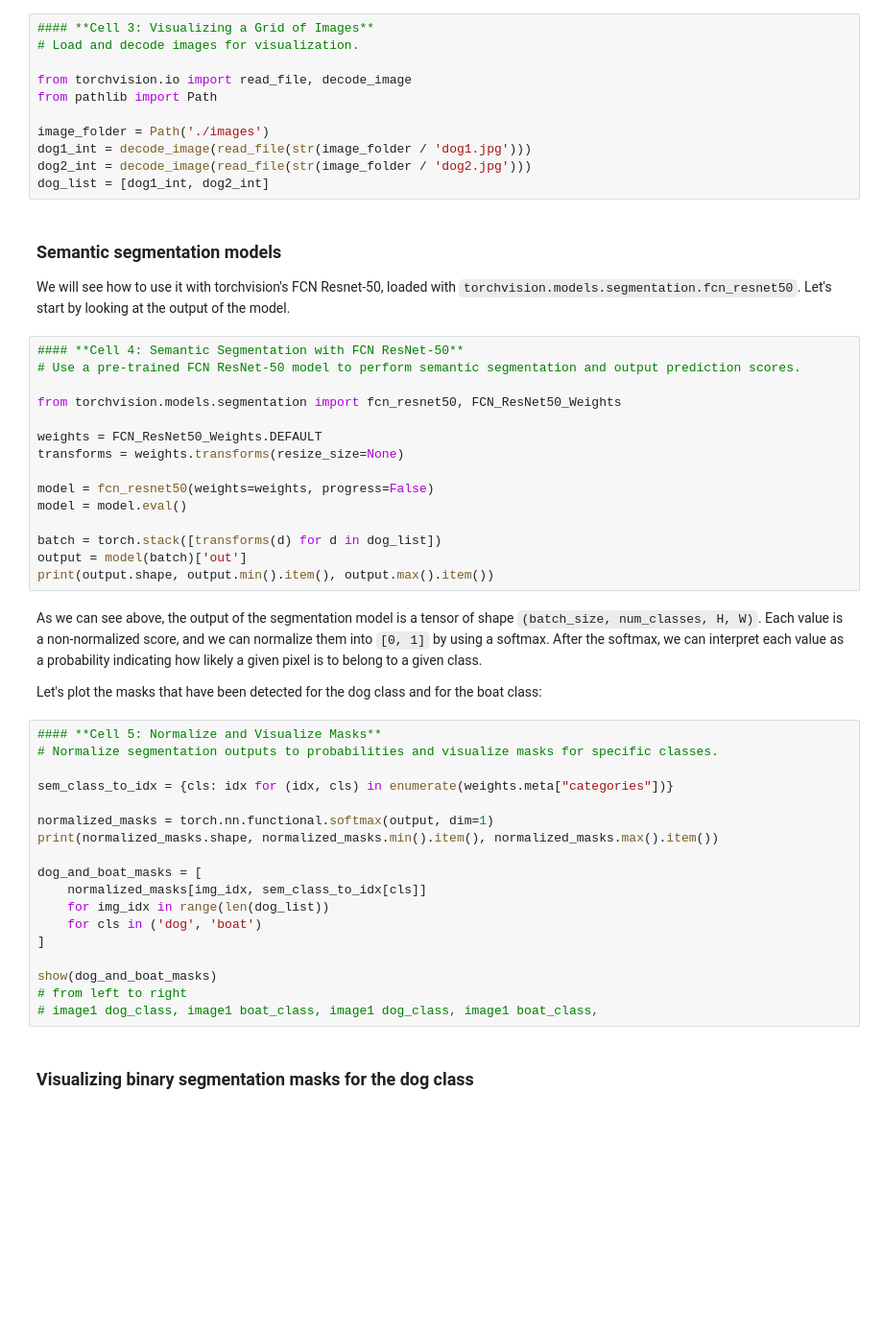
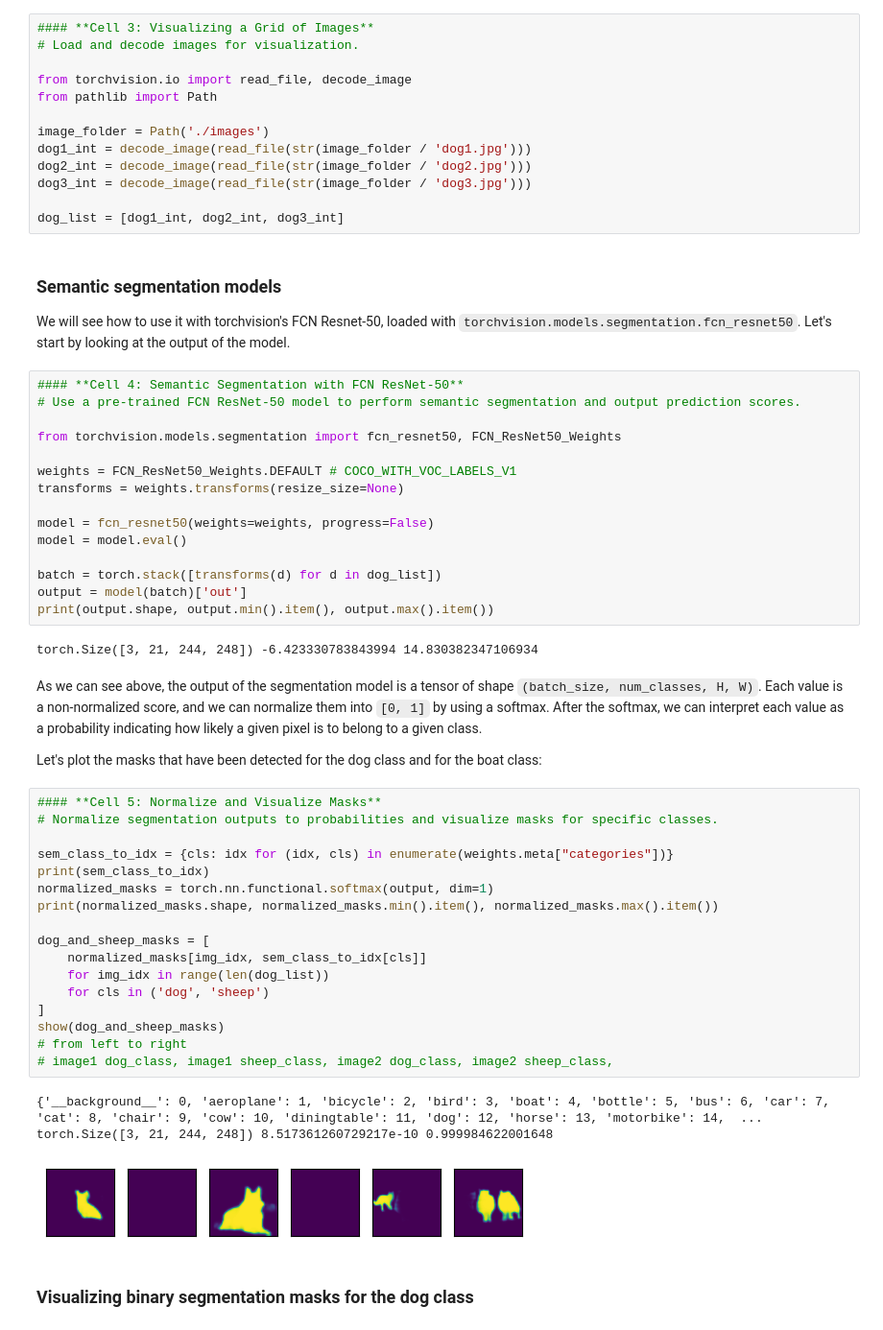
Before and after one commit to MIx-group/Computer-Vision-and-Imaging-Lab, a Jupyter notebook: week8_lab_session/SemanticSegmentation.ipynb, the cells around one changed output. Shown at 96% size. Drawn from its saved outputs; the diff is of its cells as text; blank space fills up the shorter version.

```diff
--- a/week8_lab_session/SemanticSegmentation.ipynb
+++ b/week8_lab_session/SemanticSegmentation.ipynb
@@ -46,7 +46,9 @@ from pathlib import Path
 image_folder = Path('./images')
 dog1_int = decode_image(read_file(str(image_folder / 'dog1.jpg')))
 dog2_int = decode_image(read_file(str(image_folder / 'dog2.jpg')))
-dog_list = [dog1_int, dog2_int]
+dog3_int = decode_image(read_file(str(image_folder / 'dog3.jpg')))
+
+dog_list = [dog1_int, dog2_int, dog3_int]
 # %% [markdown]
 ### Semantic segmentation models
 
@@ -57,7 +59,7 @@ We will see how to use it with torchvision's FCN Resnet-50, loaded with `torchvi
 
 from torchvision.models.segmentation import fcn_resnet50, FCN_ResNet50_Weights
 
-weights = FCN_ResNet50_Weights.DEFAULT
+weights = FCN_ResNet50_Weights.DEFAULT # COCO_WITH_VOC_LABELS_V1
 transforms = weights.transforms(resize_size=None)
 
 model = fcn_resnet50(weights=weights, progress=False)
@@ -66,6 +68,8 @@ model = model.eval()
 batch = torch.stack([transforms(d) for d in dog_list])
 output = model(batch)['out']
 print(output.shape, output.min().item(), output.max().item())
+# %% [output]
+torch.Size([3, 21, 244, 248]) -6.423330783843994 14.830382347106934
 # %% [markdown]
 As we can see above, the output of the segmentation model is a tensor of shape ``(batch_size, num_classes, H, W)``. Each value is a non-normalized score, and we can normalize them into ``[0, 1]`` by using a softmax. After the softmax, we can interpret each value as a probability indicating how likely a given pixel is to belong to a given class.
 
@@ -73,21 +77,24 @@ Let's plot the masks that have been detected for the dog class and for the boat
 # %%
 #### **Cell 5: Normalize and Visualize Masks**
 # Normalize segmentation outputs to probabilities and visualize masks for specific classes.
 
 sem_class_to_idx = {cls: idx for (idx, cls) in enumerate(weights.meta["categories"])}
-
+print(sem_class_to_idx)
 normalized_masks = torch.nn.functional.softmax(output, dim=1)
 print(normalized_masks.shape, normalized_masks.min().item(), normalized_masks.max().item())
 
-dog_and_boat_masks = [
+dog_and_sheep_masks = [
     normalized_masks[img_idx, sem_class_to_idx[cls]]
     for img_idx in range(len(dog_list))
-    for cls in ('dog', 'boat')
+    for cls in ('dog', 'sheep')
 ]
-
-show(dog_and_boat_masks)
+show(dog_and_sheep_masks)
 # from left to right
-# image1 dog_class, image1 boat_class, image1 dog_class, image1 boat_class,
+# image1 dog_class, image1 sheep_class, image2 dog_class, image2 sheep_class,
+# %% [output]
+{'__background__': 0, 'aeroplane': 1, 'bicycle': 2, 'bird': 3, 'boat': 4, 'bottle': 5, 'bus': 6, 'car': 7, 'cat': 8, 'chair': 9, 'cow': 10, 'diningtable': 11, 'dog': 12, 'horse': 13, 'motorbike': 14,  ...
+torch.Size([3, 21, 244, 248]) 8.517361260729217e-10 0.999984622001648
+[figure, added]
 # %% [markdown]
 ### Visualizing binary segmentation masks for the dog class
 # %%
```
Also changed, not shown: parts of 6 cells of this notebook, 57 other files.
